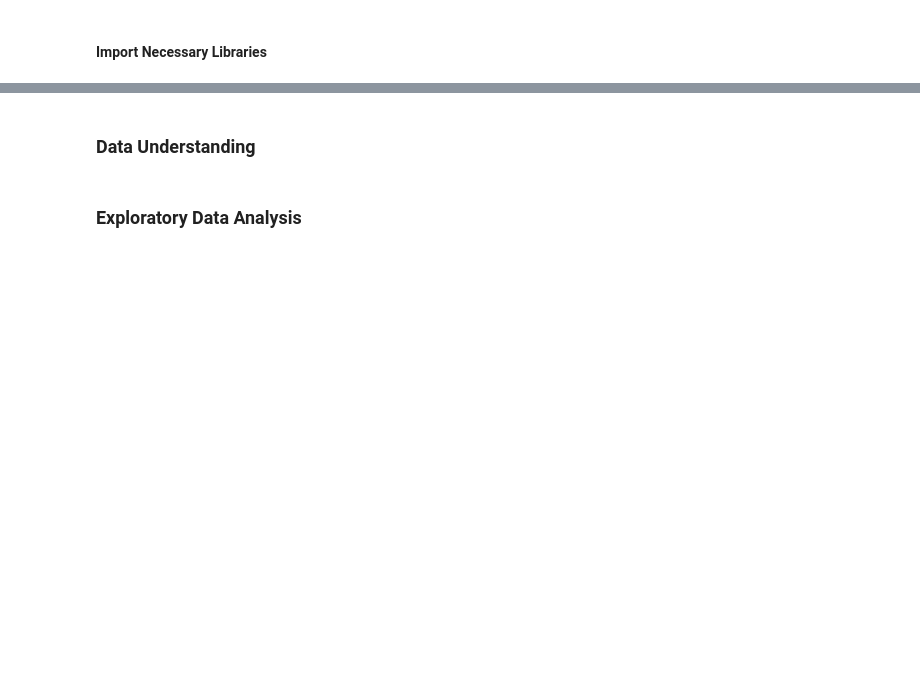
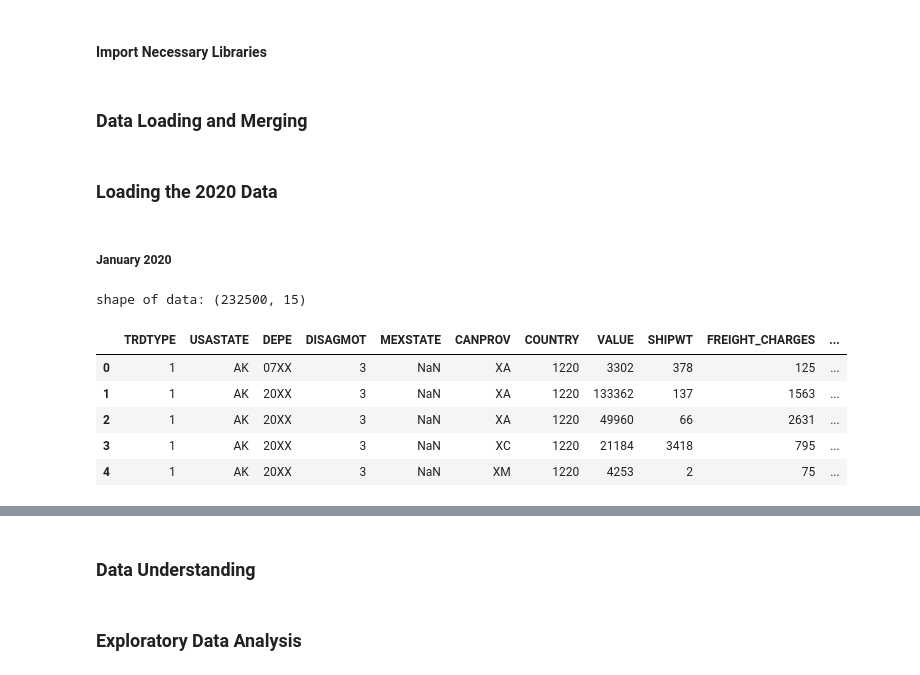
Before and after one commit to adubrightkwartengsnr/TransBorder-Freight-Data-Analysis, a Jupyter notebook: notebooks/transborder-freight-analysis.ipynb, the cells around one changed output, grey strips where cells are left out. Drawn from its saved outputs; the diff is of its cells as text; code cells hidden in the pictures; blank space fills up the shorter version.

```diff
--- a/notebooks/transborder-freight-analysis.ipynb
+++ b/notebooks/transborder-freight-analysis.ipynb
@@ -102,0 +107,24 @@ hello wordl
+# %% [markdown]
+###  Data Loading and Merging
+# %% [markdown]
+### Loading the 2020 Data
+# %% [markdown]
+##### January 2020
+# %%
+dot1 = pd.read_csv("../data/2020/Jan 2020/dot1_0120.csv")
+dot1_ytd = pd.read_csv("../data/2020/Jan 2020/dot1_ytd_0120.csv")
+dot2 =  pd.read_csv("../data/2020/Jan 2020/dot2_0120.csv")
+dot2_ytd = pd.read_csv("../data/2020/Jan 2020/dot2_ytd_0120.csv")
+dot3 = pd.read_csv("../data/2020/Jan 2020/dot3_0120.csv")
+dot3_ytd = pd.read_csv("../data/2020/Jan 2020/dot3_ytd_0120.csv")
+jan_2020 = pd.concat([dot1,dot1_ytd,dot2,dot2_ytd,dot3,dot3_ytd],axis=0)
+print(f"shape of data: {jan_2020.shape}")
+jan_2020.head()
+# %% [output]
+shape of data: (232500, 15)
+|  | TRDTYPE | USASTATE | DEPE | DISAGMOT | MEXSTATE | CANPROV | COUNTRY | VALUE | SHIPWT | FREIGHT_CHARGES | ... |
+| 0 | 1 | AK | 07XX | 3 | NaN | XA | 1220 | 3302 | 378 | 125 | ... |
+| 1 | 1 | AK | 20XX | 3 | NaN | XA | 1220 | 133362 | 137 | 1563 | ... |
+| 2 | 1 | AK | 20XX | 3 | NaN | XA | 1220 | 49960 | 66 | 2631 | ... |
+| 3 | 1 | AK | 20XX | 3 | NaN | XC | 1220 | 21184 | 3418 | 795 | ... |
+| 4 | 1 | AK | 20XX | 3 | NaN | XM | 1220 | 4253 | 2 | 75 | ... |
```
Also changed, not shown: parts of 18 cells of this notebook.
